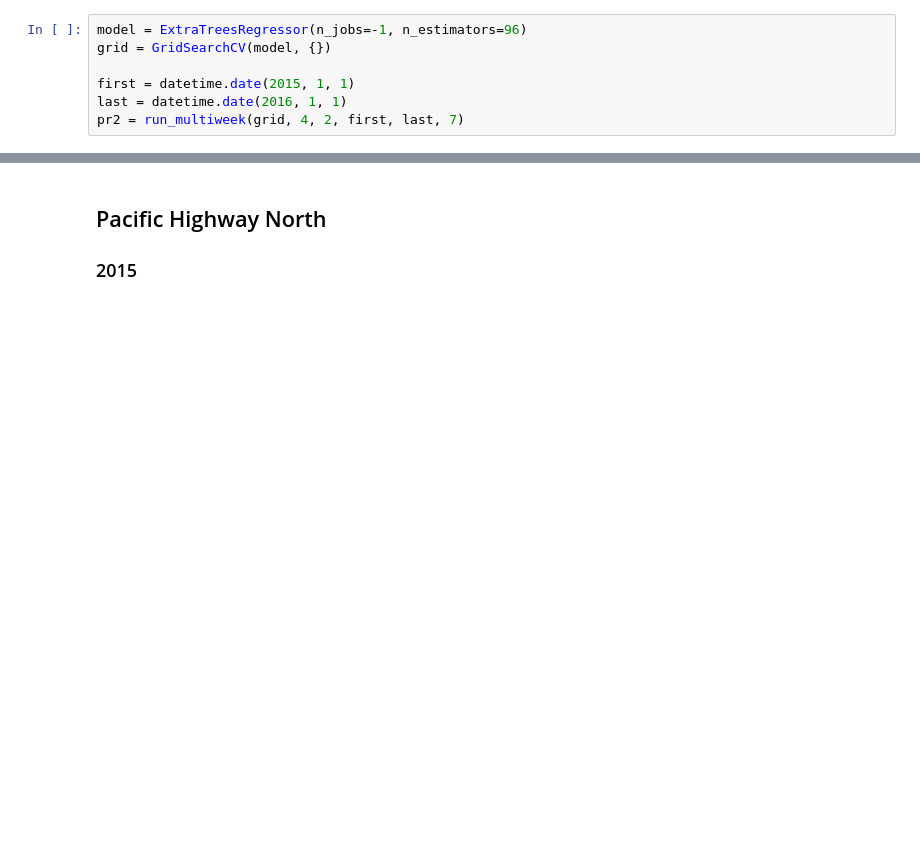
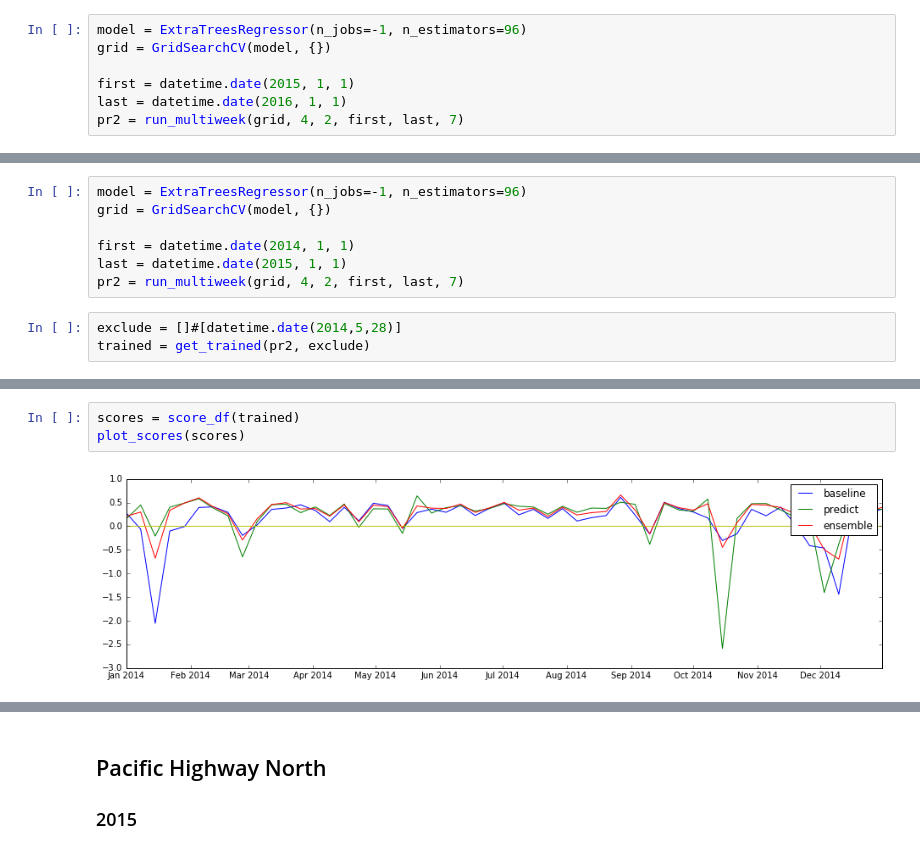
Before and after one commit to jngseattle/BorderCrossing, a Jupyter notebook: code/Model-v2.1-Predict_pre2016.ipynb, the cells around one changed output, grey strips where cells are left out. Cells and saved outputs as stored; diff of their text form; blank space fills up the shorter version.

```diff
--- a/code/Model-v2.1-Predict_pre2016.ipynb
+++ b/code/Model-v2.1-Predict_pre2016.ipynb
@@ -369,0 +482,10 @@ print_r2(results['2015-1-1':'2016-1-1'])
+# %%
+model = ExtraTreesRegressor(n_jobs=-1, n_estimators=96)
+grid = GridSearchCV(model, {})
+
+first = datetime.date(2014, 1, 1)
+last = datetime.date(2015, 1, 1)
+pr2 = run_multiweek(grid, 4, 2, first, last, 7)
+# %%
+exclude = []#[datetime.date(2014,5,28)]
+trained = get_trained(pr2, exclude)
@@ -369,0 +510,5 @@ print_r2(results['2015-1-1':'2016-1-1'])
+# %%
+scores = score_df(trained)
+plot_scores(scores)
+# %% [output]
+[figure, added]
```
Also changed, not shown: parts of 27 cells of this notebook, 1 other file.
